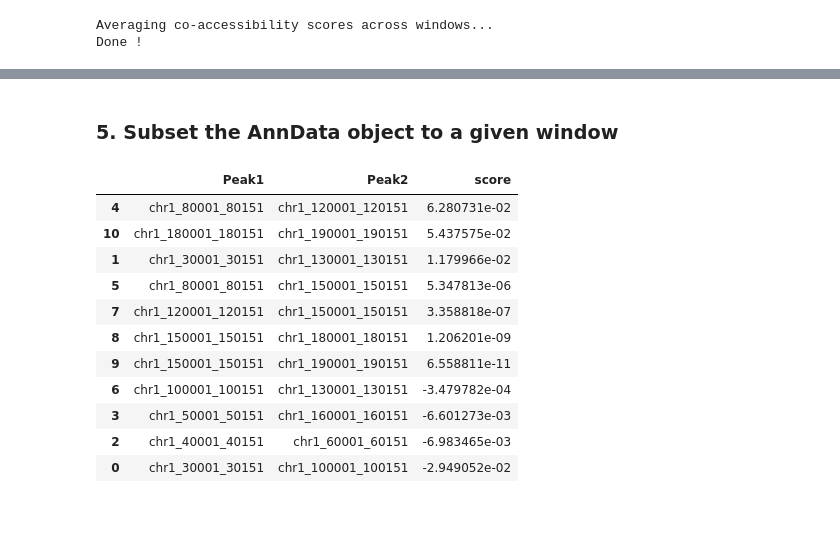
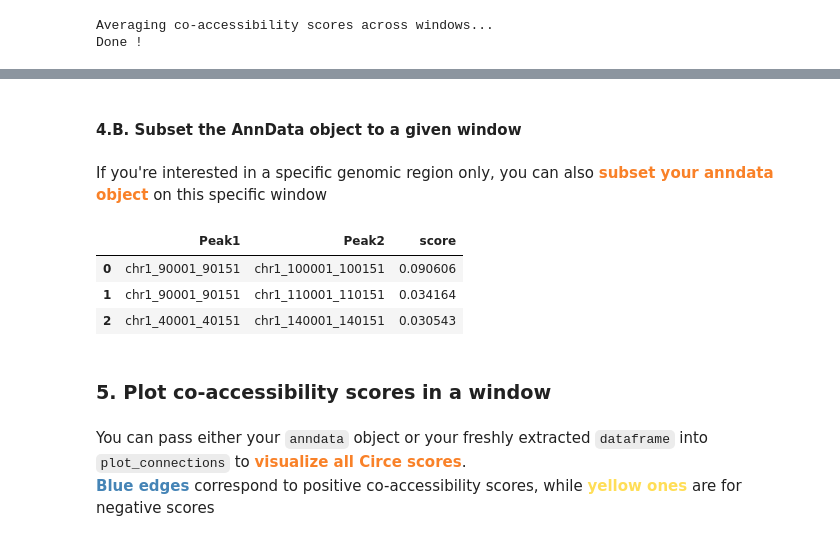
Before and after one commit to cantinilab/Circe, a Jupyter notebook: Examples/Minimal_example.ipynb, the cells around one changed output, grey strips where cells are left out. Drawn from its saved outputs; the diff is of its cells as text; code cells hidden in the pictures; blank space fills up the shorter version.

```diff
--- a/Examples/Minimal_example.ipynb
+++ b/Examples/Minimal_example.ipynb
@@ -16,7 +33,7 @@ This data doesn't contain strong correlation between fake regions, the score wil
 It will still allow us to demonstrate how to use Circe. :)
 # %%
 atac = sc.datasets.blobs(n_centers=10, n_variables=2_000, n_observations=300, random_state=0)
-atac.X = np.random.poisson(lam=1, size=atac.X.shape)
+atac.X = np.random.poisson(lam=2, size=atac.X.shape)
 cell_names = [f"cell_{i}" for i in range(1, atac.shape[0]+1)]
 # number of chr_start_end region names
 region_names = [[f"chr{i}_{str(j)}_{str(j+150)}"
@@ -84,12 +143,10 @@ atac.X = sp.sparse.csr_matrix(atac.X)
 # %%
 final_score = ci.sliding_graphical_lasso(
     atac,
-    window_size=distance_threshold,
-    unit_distance = 1000,
-    distance_constraint=distance_threshold/2,
     n_samples=50,
     n_samples_maxtry=100,
-    max_alpha_iteration=500
+    max_alpha_iteration=500,
+    verbose=True
 )
 atac.varp['atac_network'] = final_score
 # %% [output]
@@ -140,20 +190,19 @@ ci.plot_connections(
-# %% [markdown]
-### 5. Subset the AnnData object to a given window
+# %% [markdown]
+#### 4.B. Subset the AnnData object to a given window
+# %% [markdown]
+If you're interested in a specific genomic region only, you can also <font color='#F98128'>**subset your anndata object**</font> on this specific window
 # %%
 subset_atac = ci.subset_region(atac, "chr1", 10_000, 200_000)
 # %%
-df = ci.extract_atac_links(subset_atac)
-df
+circe_network_subset = ci.extract_atac_links(subset_atac)
+circe_network_subset.head(3)
 # %% [output]
 |  | Peak1 | Peak2 | score |
-| 4 | chr1_80001_80151 | chr1_120001_120151 | 6.280731e-02 |
-| 10 | chr1_180001_180151 | chr1_190001_190151 | 5.437575e-02 |
-| 1 | chr1_30001_30151 | chr1_130001_130151 | 1.179966e-02 |
-| 5 | chr1_80001_80151 | chr1_150001_150151 | 5.347813e-06 |
-| 7 | chr1_120001_120151 | chr1_150001_150151 | 3.358818e-07 |
-| 8 | chr1_150001_150151 | chr1_180001_180151 | 1.206201e-09 |
-| 9 | chr1_150001_150151 | chr1_190001_190151 | 6.558811e-11 |
-| 6 | chr1_100001_100151 | chr1_130001_130151 | -3.479782e-04 |
-| 3 | chr1_50001_50151 | chr1_160001_160151 | -6.601273e-03 |
-| 2 | chr1_40001_40151 | chr1_60001_60151 | -6.983465e-03 |
-| 0 | chr1_30001_30151 | chr1_100001_100151 | -2.949052e-02 |
+| 0 | chr1_90001_90151 | chr1_100001_100151 | 0.090606 |
+| 1 | chr1_90001_90151 | chr1_110001_110151 | 0.034164 |
+| 2 | chr1_40001_40151 | chr1_140001_140151 | 0.030543 |
+# %% [markdown]
+### 5. Plot co-accessibility scores in a window
+# %% [markdown]
+You can pass either your `anndata` object or your freshly extracted `dataframe` into `plot_connections` to <font color=#F98128>**visualize all Circe scores**</font>.<br>
+<font color='#4584b6'>**Blue edges**</font> correspond to positive co-accessibility scores, while <font color='#ffde57'>**yellow ones**</font> are for negative scores
```
Also changed, not shown: parts of 45 cells of this notebook.
